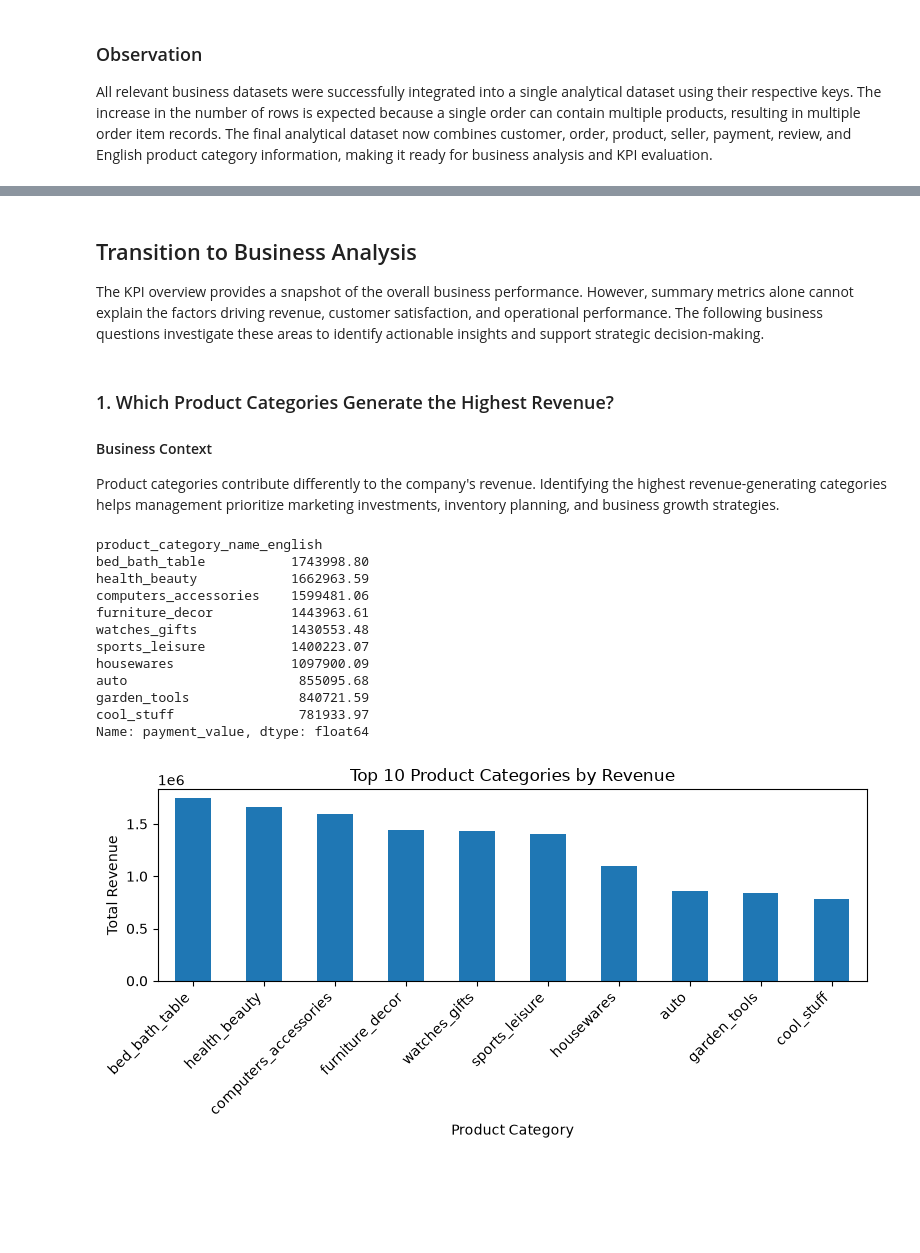
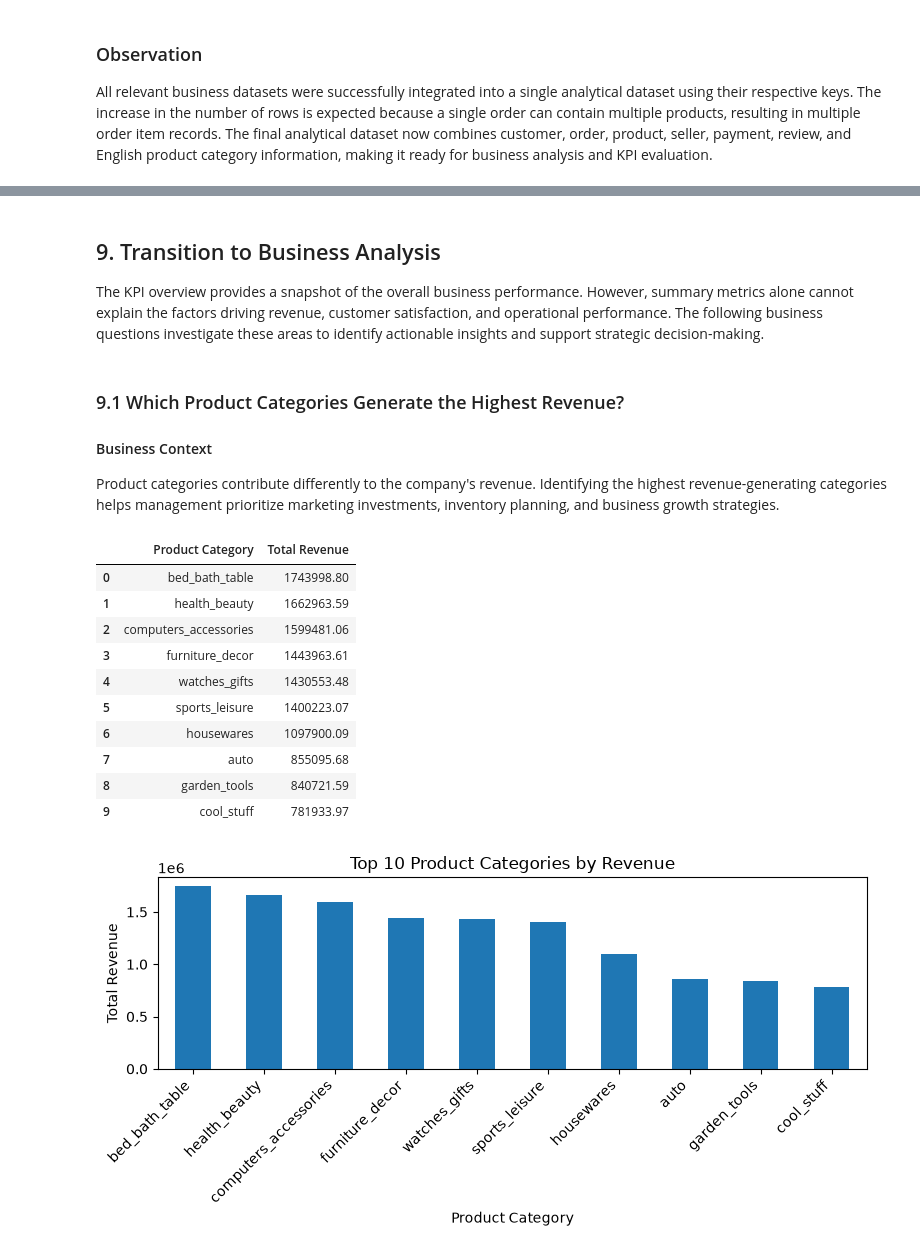
Before and after one commit to Saran-t00/Ecommerce-Investigative-Data-Analysis, a Jupyter notebook: 01_Business_Understanding.ipynb, the cells around one changed output, grey strips where cells are left out. Saved outputs shown, nothing was run; the diff lists cells and outputs as text; code cells hidden in the pictures; blank space fills up the shorter version.

```diff
--- a/01_Business_Understanding.ipynb
+++ b/01_Business_Understanding.ipynb
@@ -400,11 +426,11 @@ pd.DataFrame(kpi.items(), columns=["KPI", "Value"])
 
 The KPI overview provides a high-level snapshot of the business. The company has processed a large number of orders, served thousands of unique customers, generated significant revenue, and maintained an average customer review score of approximately 4 out of 5. These metrics establish the baseline for the detailed business analysis that follows.
 # %% [markdown]
-## Transition to Business Analysis
+## 9. Transition to Business Analysis
 
 The KPI overview provides a snapshot of the overall business performance. However, summary metrics alone cannot explain the factors driving revenue, customer satisfaction, and operational performance. The following business questions investigate these areas to identify actionable insights and support strategic decision-making.
 # %% [markdown]
-### 1. Which Product Categories Generate the Highest Revenue?
+### 9.1 Which Product Categories Generate the Highest Revenue?
 
 #### Business Context
 
@@ -412,25 +438,26 @@ Product categories contribute differently to the company's revenue. Identifying
 # %%
 revenue_by_category = (
     merged_df.groupby("product_category_name_english")["payment_value"]
     .sum()
     .sort_values(ascending=False)
     .head(10)
 )
 
-revenue_by_category
+revenue_by_category.rename("Total Revenue").reset_index().rename(
+    columns={"product_category_name_english": "Product Category"}
+)
 # %% [output]
-product_category_name_english
-bed_bath_table           1743998.80
-health_beauty            1662963.59
-computers_accessories    1599481.06
-furniture_decor          1443963.61
-watches_gifts            1430553.48
-sports_leisure           1400223.07
-housewares               1097900.09
-auto                      855095.68
-garden_tools              840721.59
-cool_stuff                781933.97
-Name: payment_value, dtype: float64
+|  | Product Category | Total Revenue |
+| 0 | bed_bath_table | 1743998.80 |
+| 1 | health_beauty | 1662963.59 |
+| 2 | computers_accessories | 1599481.06 |
+| 3 | furniture_decor | 1443963.61 |
+| 4 | watches_gifts | 1430553.48 |
+| 5 | sports_leisure | 1400223.07 |
+| 6 | housewares | 1097900.09 |
+| 7 | auto | 855095.68 |
+| 8 | garden_tools | 840721.59 |
+| 9 | cool_stuff | 781933.97 |
 # %%
 import matplotlib.pyplot as plt
 
```
Also changed, not shown: parts of 39 cells of this notebook.
